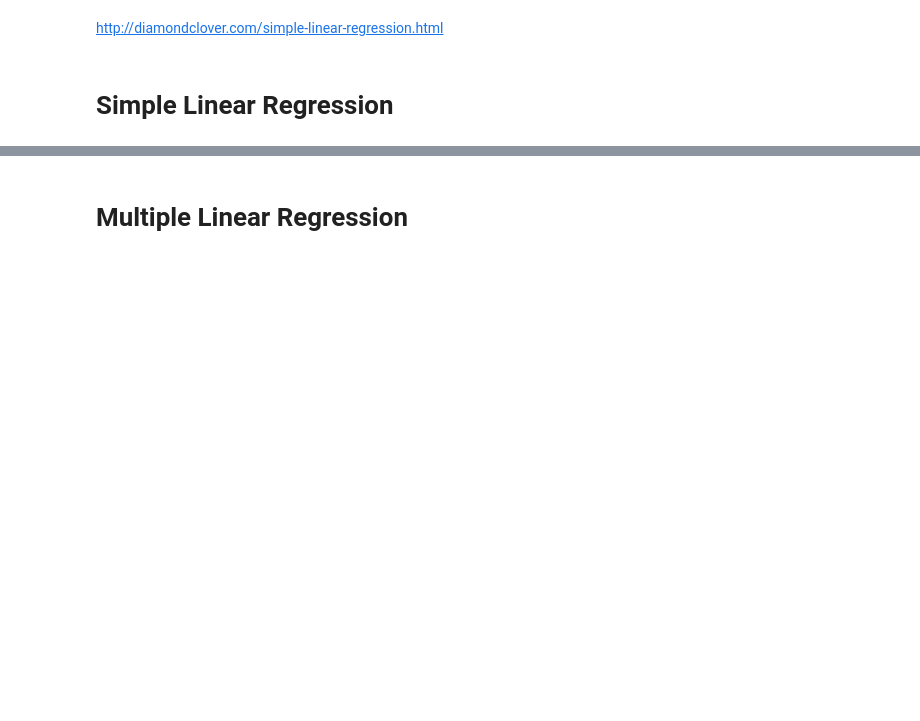
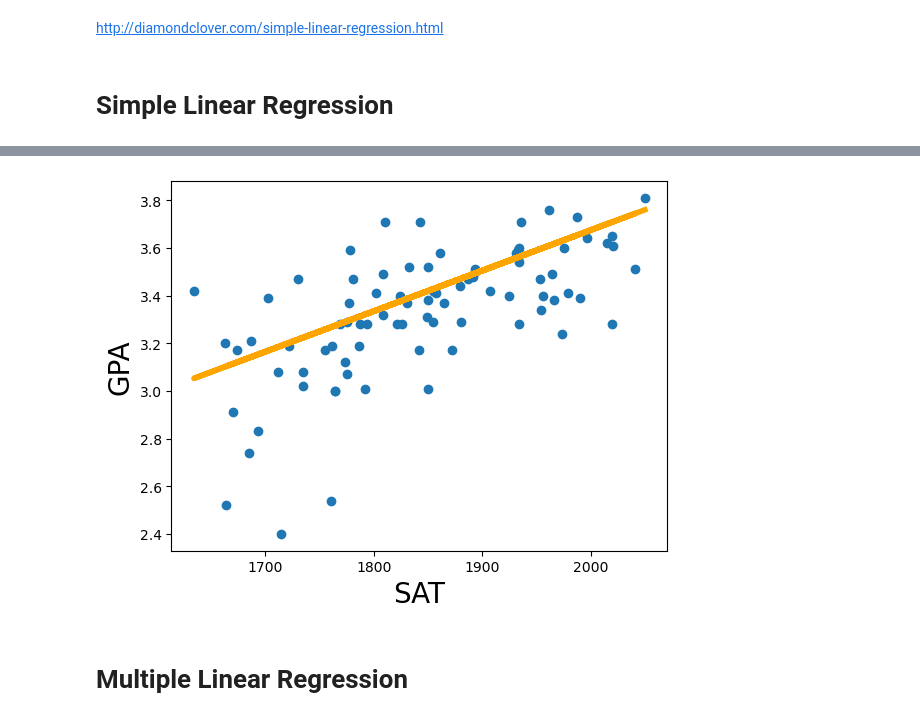
Before and after one commit to R7patel/Notes, a Jupyter notebook: 3_Regression.ipynb, the cells around one changed output, grey strips where cells are left out. Saved outputs shown, nothing was run; the diff lists cells and outputs as text; code cells hidden in the pictures; blank space fills up the shorter version.

```diff
--- a/3_Regression.ipynb
+++ b/3_Regression.ipynb
@@ -20,3 +192,16 @@ http://diamondclover.com/simple-linear-regression.html
+# %%
+# Create a scatter plot
+plt.scatter(x1,y)
+# Define the regression equation, so we can plot it later
+yhat = 0.0017*x1 + 0.275
+# Plot the regression line against the independent variable (SAT)
+fig = plt.plot(x1,yhat, lw=4, c='orange', label ='regression line')
+# Label the axes
+plt.xlabel('SAT', fontsize = 20)
+plt.ylabel('GPA', fontsize = 20)
+plt.show()
+# %% [output]
+[figure, added]
 # %% [markdown]
 # Multiple Linear Regression  <a name="MLR"></a>
 # %% [markdown]
```
Also changed, not shown: parts of 11 cells of this notebook, 5 other files.
